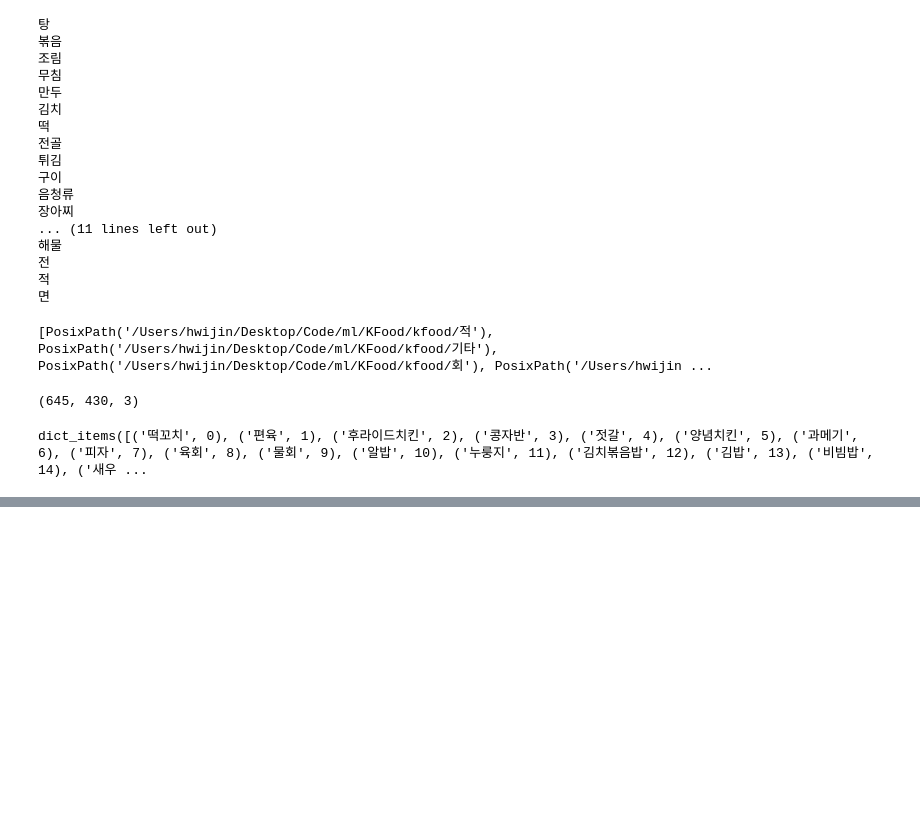
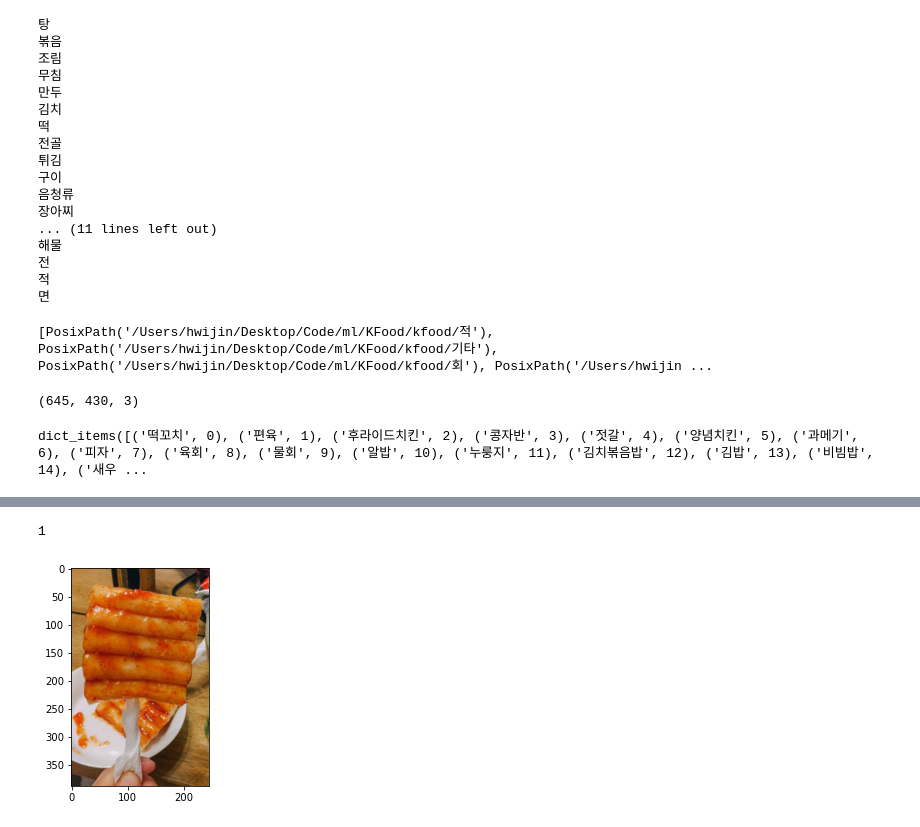
Before and after one commit to kimhwijin/KFood_Models, a Jupyter notebook: KFood_Dataset_Unzip.ipynb, the cells around one changed output, grey strips where cells are left out. Cells and saved outputs as stored; diff of their text form; code cells hidden in the pictures; blank space fills up the shorter version.

```diff
--- a/KFood_Dataset_Unzip.ipynb
+++ b/KFood_Dataset_Unzip.ipynb
@@ -170,17 +171 @@ def get_image_crops(filepath):
     return crops
-# %%
-print(root_path / "구이/갈비구이/crop_area.properties")
-pa = root_path / "구이/갈비구이"
-i_paths = get_image_paths(pa)
-i_crops = get_image_crops(pa)
-
-a = list(map(int, ",45,".split(",")))
-print(a)
-with Image.open(i_paths[12]) as image:
-    tf_image = tf.constant(image)
-    print(tf.shape(tf_image))
-    #228,270,431,218
-    #45,76,538,404
-    #12 0,318,740,556
-    tf_image = tf.image.crop_to_bounding_box(tf_image, 318,0,556,740)
-    plt.imshow(tf_image.numpy())
@@ -210,0 +212,13 @@ for label_path in label_paths:
+# %%
+i_paths = get_image_paths(root_path / "적/떡꼬치")
+
+with Image.open(i_paths[54]) as image:
+    tf_image = tf.constant(image)
+    tf_image = tf.image.crop_to_bounding_box(tf_image, 12, 124, 388, 246)
+    if tf.shape(tf_image)[-1] == 3:
+        print(1)
+    plt.imshow(tf_image)
+    #12 124 388 246
+# %% [output]
+1
+[figure, added]
```
Also changed, not shown: parts of 5 cells of this notebook, 1 other file.
